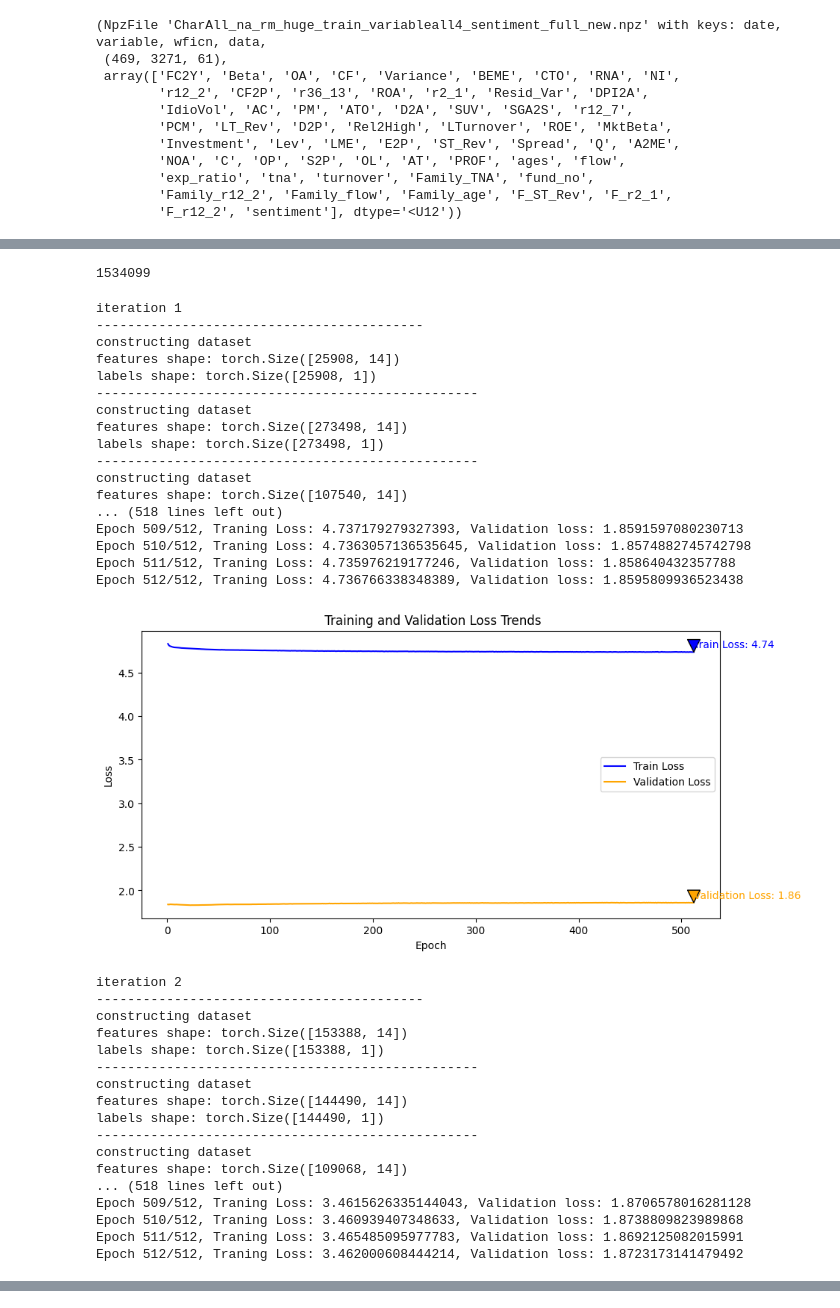
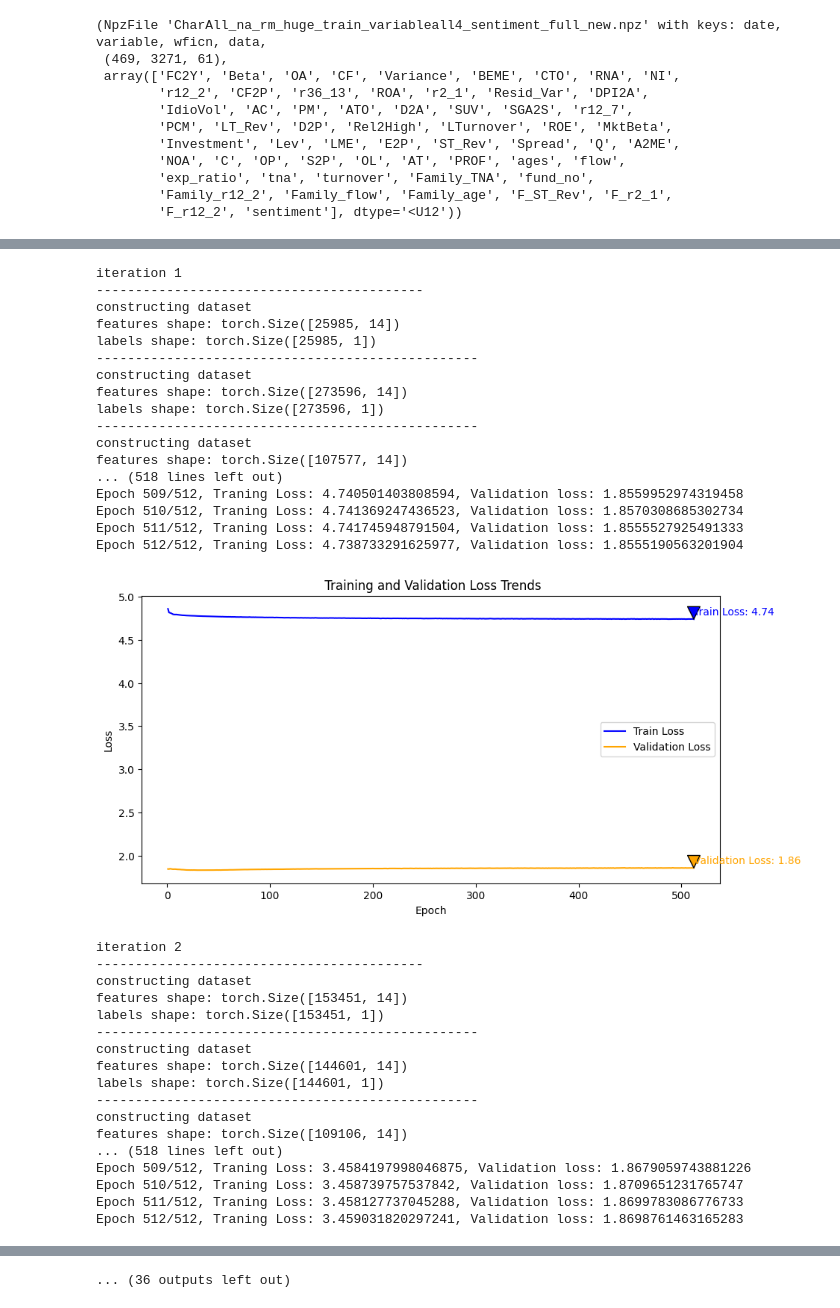
Before and after one commit to AlvisYan2025/MutualFundProtfolilSelection, a Jupyter notebook: mutualfundMLnew.ipynb, the cells around one changed output, grey strips where cells are left out. Saved outputs shown, nothing was run; the diff lists cells and outputs as text; code cells hidden in the pictures.

```diff
--- a/mutualfundMLnew.ipynb
+++ b/mutualfundMLnew.ipynb
@@ -357,7 +357,7 @@ class NeuralNet(nn.Module):
         self.apply(init_weights)
 # %%
 df = convert_to_df(data['data'])
-df = sanitize_input(add_r122_mask(add_invalid_label_mask(df)))
+df = sanitize_input(add_invalid_label_mask(df))
 df['label'] = df['label'] *100
-df.head()
+df.head(), len(df['label'])
 # %% [output]
@@ -371,12 +381,8 @@ df.head()
-# %%
-len(df['label'])
-# %% [output]
-1534099
 # %%
 all_model_groups = [] #saves all trained model from each group of 3
 all_prediction_groups = [] #saves all predicitons from each group of models
 # %%
-def run_group_model(variables, model_config):
+def run_group_model(variables, model_config, num_group):
     #one group 3 of models
     fold1, fold2, fold3 = chronological_sampling_scheme(469, [1,1,1]) #construct three folds with chronological sampling
     all_folds = [fold1, fold2, fold3]
@@ -407,6 +413,7 @@ def run_group_model(variables, model_config):
         model.reinitialize_with_glorot_uniform()
         model.train_model(512, train_loader, valid_loader,learning_rate=0.01, early_stop=False, graph=True)
         all_models.append(model)
+        torch.save(model, f'trainedModels/group{num_group}model{i}')
         #predict with trained model
         output = model.predict(get_tensor_from_df(df[df['Timestep'].isin(test_idx)], variables, False))
         all_predictions.append(output)
@@ -415,49 +422,50 @@ def run_group_model(variables, model_config):
 # %%
 variables = ['ages', 'flow','exp_ratio', 'tna', 'turnover', 'Family_TNA', 'fund_no','Family_r12_2', 'Family_flow', 'Family_age', 'F_ST_Rev', 'F_r2_1','F_r12_2', 'sentiment']
 model_config = {
     'input_dim': 14,
     'hidden_dims': [64],
     'dropout': 0.05
 }
-run_group_model(variables, model_config)
-curr_prediction = all_prediction_groups[0]
+for i in range (8):
+    run_group_model(variables, model_config, i+1)
+curr_prediction = get_mean_elementwise(all_prediction_groups)
 df['prediction'] = curr_prediction.flatten()
 # %% [output]
 iteration 1
 ------------------------------------------
 constructing dataset
-features shape: torch.Size([25908, 14])
-labels shape: torch.Size([25908, 1])
+features shape: torch.Size([25985, 14])
+labels shape: torch.Size([25985, 1])
 -------------------------------------------------
 constructing dataset
-features shape: torch.Size([273498, 14])
-labels shape: torch.Size([273498, 1])
+features shape: torch.Size([273596, 14])
+labels shape: torch.Size([273596, 1])
 -------------------------------------------------
 constructing dataset
-features shape: torch.Size([107540, 14])
+features shape: torch.Size([107577, 14])
 ... (518 lines left out)
-Epoch 509/512, Traning Loss: 4.737179279327393, Validation loss: 1.8591597080230713
-Epoch 510/512, Traning Loss: 4.7363057136535645, Validation loss: 1.8574882745742798
-Epoch 511/512, Traning Loss: 4.735976219177246, Validation loss: 1.858640432357788
-Epoch 512/512, Traning Loss: 4.736766338348389, Validation loss: 1.8595809936523438
+Epoch 509/512, Traning Loss: 4.740501403808594, Validation loss: 1.8559952974319458
+Epoch 510/512, Traning Loss: 4.741369247436523, Validation loss: 1.8570308685302734
+Epoch 511/512, Traning Loss: 4.741745948791504, Validation loss: 1.8555527925491333
+Epoch 512/512, Traning Loss: 4.738733291625977, Validation loss: 1.8555190563201904
-[figure, old version]
+[figure, new version]
 iteration 2
 ------------------------------------------
 constructing dataset
-features shape: torch.Size([153388, 14])
-labels shape: torch.Size([153388, 1])
+features shape: torch.Size([153451, 14])
+labels shape: torch.Size([153451, 1])
 -------------------------------------------------
 constructing dataset
-features shape: torch.Size([144490, 14])
-labels shape: torch.Size([144490, 1])
+features shape: torch.Size([144601, 14])
+labels shape: torch.Size([144601, 1])
 -------------------------------------------------
 constructing dataset
-features shape: torch.Size([109068, 14])
+features shape: torch.Size([109106, 14])
 ... (518 lines left out)
-Epoch 509/512, Traning Loss: 3.4615626335144043, Validation loss: 1.8706578016281128
-Epoch 510/512, Traning Loss: 3.460939407348633, Validation loss: 1.8738809823989868
-Epoch 511/512, Traning Loss: 3.465485095977783, Validation loss: 1.8692125082015991
-Epoch 512/512, Traning Loss: 3.462000608444214, Validation loss: 1.8723173141479492
+Epoch 509/512, Traning Loss: 3.4584197998046875, Validation loss: 1.8679059743881226
+Epoch 510/512, Traning Loss: 3.458739757537842, Validation loss: 1.8709651231765747
+Epoch 511/512, Traning Loss: 3.458127737045288, Validation loss: 1.8699783086776733
+Epoch 512/512, Traning Loss: 3.459031820297241, Validation loss: 1.8698761463165283
 [figure]
 iteration 3
 ------------------------------------------
@@ -480,3 +542,4 @@ Epoch 512/512, Traning Loss: 4.3530778884887695, Validation loss: 6.866508007049
+... (36 outputs left out)
 # %%
 #rank df based on prediction
 df_valid = df[df['mask']].copy()
```
Also changed, not shown: parts of 12 cells of this notebook.
